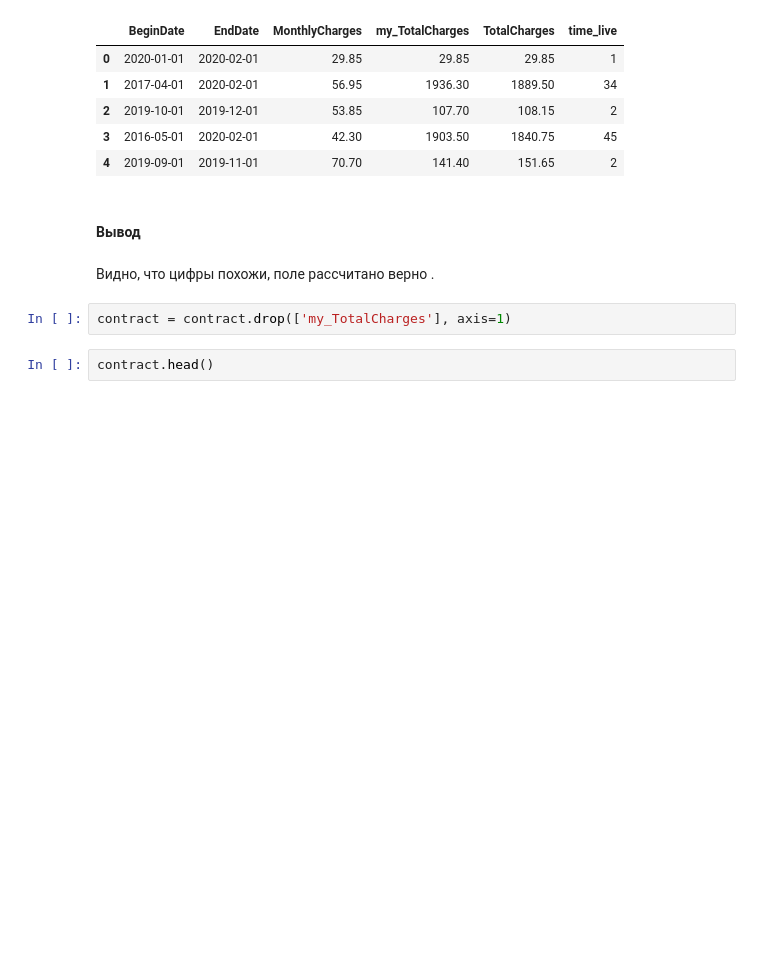
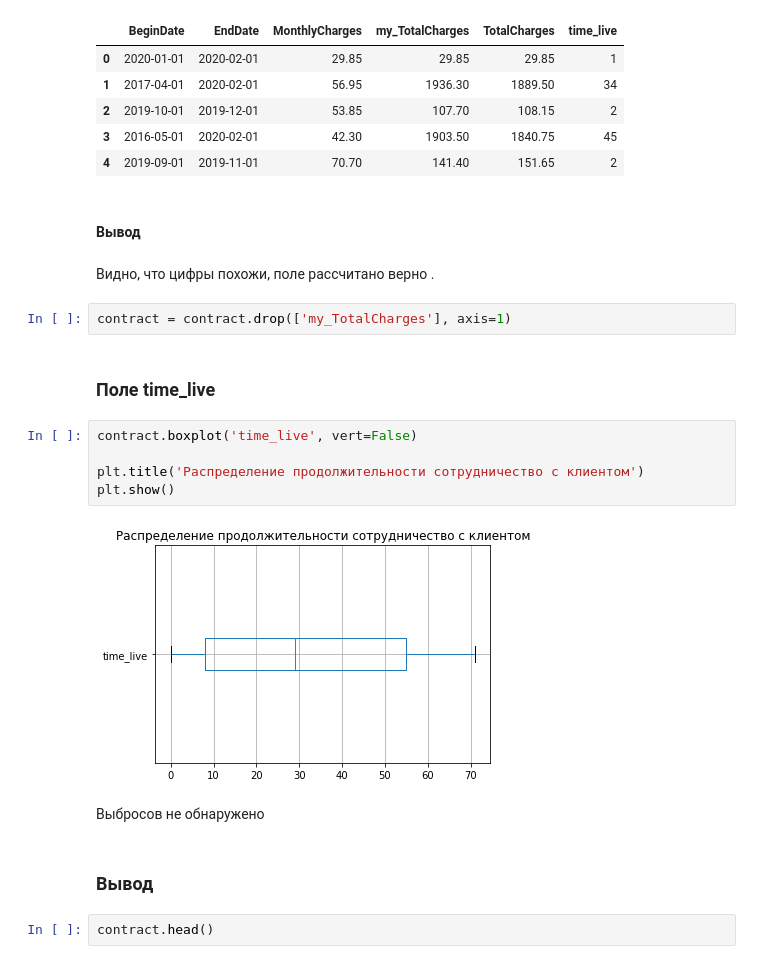
Before and after one commit to Chularev/study_cv, a Jupyter notebook: notebook.ipynb, the cells around one changed output. Drawn from its saved outputs; the diff is of its cells as text; blank space fills up the shorter version.

```diff
--- a/notebook.ipynb
+++ b/notebook.ipynb
@@ -377,6 +385,19 @@ contract[['BeginDate','EndDate','MonthlyCharges','my_TotalCharges','TotalCharges
 Видно, что цифры похожи, поле рассчитано верно .
 # %%
 contract = contract.drop(['my_TotalCharges'], axis=1)
+# %% [markdown]
+### Поле time_live
+# %%
+contract.boxplot('time_live', vert=False)
+
+plt.title('Распределение продолжительности сотрудничество с клиентом')
+plt.show()
+# %% [output]
+[figure, added]
+# %% [markdown]
+Выбросов не обнаружено
+# %% [markdown]
+### Вывод
 # %%
 contract.head()
 # %% [output]
```
Also changed, not shown: parts of 18 cells of this notebook.
